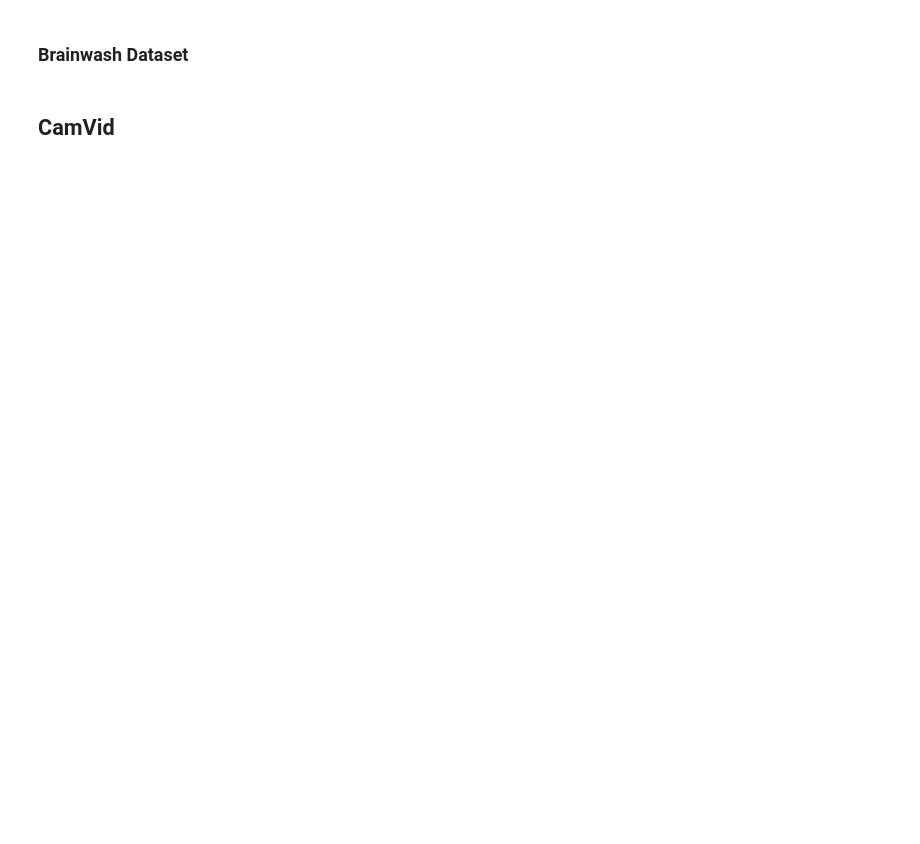
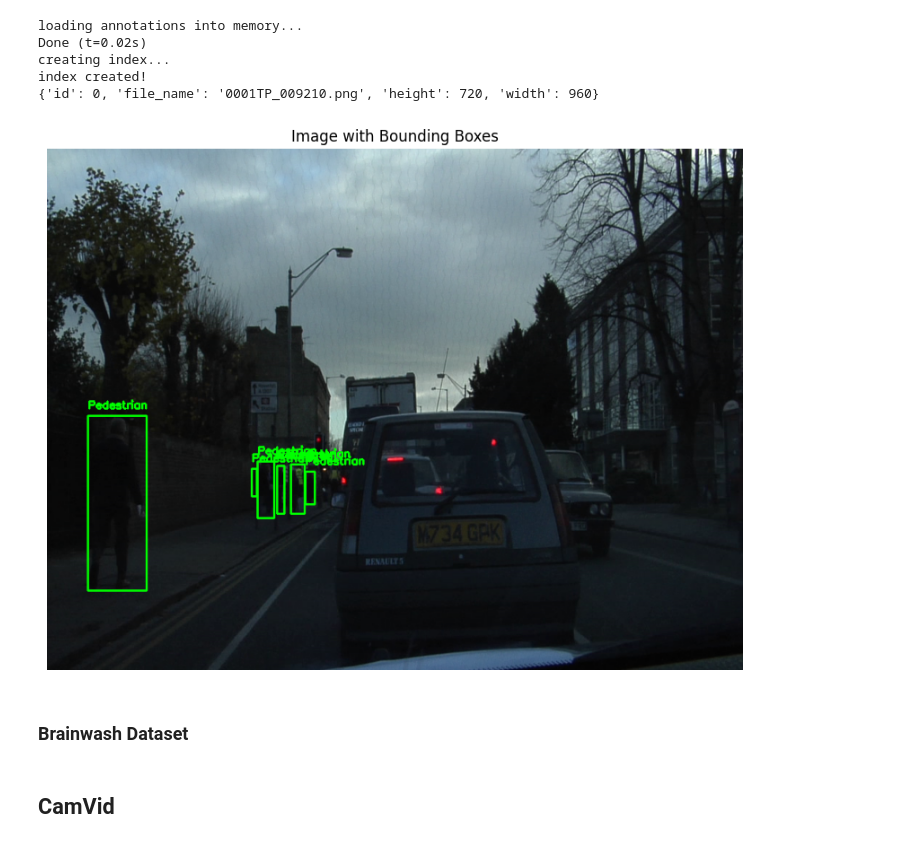
Before and after one commit to HitchedLime/YOLOV, a Jupyter notebook: preprocessing/preproces.ipynb, the cells around one changed output. Drawn from its saved outputs; the diff is of its cells as text; code cells hidden in the pictures; blank space fills up the shorter version.

Commit message:
HT21 done

```diff
--- a/preprocessing/preproces.ipynb
+++ b/preprocessing/preproces.ipynb
@@ -25,6 +26,59 @@ dataset_dir = os.path.join(current_dir, 'dataset')
 
 
 sys.path.insert(0, dataset_dir)
+# %%
+
+
+def plot_coco_bboxes(coco_json_path, image_dir):
+    # Load COCO annotations
+    coco = COCO(coco_json_path)
+
+    # Get the first image
+    img_ids = coco.getImgIds()
+    first_img_id = img_ids[0]
+    first_image_info = coco.loadImgs(first_img_id)[0]
+    print(first_image_info)
+    # Load the image
+    image_path = f"{image_dir}/{first_image_info['file_name']}"
+    image = cv2.imread(image_path)
+    image_rgb = cv2.cvtColor(image, cv2.COLOR_BGR2RGB)
+
+    # Get annotations for the first image
+    ann_ids = coco.getAnnIds(imgIds=first_img_id)
+    annotations = coco.loadAnns(ann_ids)
+
+    # Draw bounding boxes
+    for ann in annotations:
+        if 'bbox' in ann:
+            x, y, width, height = ann['bbox']
+            # Convert to integer
+            x, y, width, height = int(x), int(y), int(width), int(height)
+            # Draw the rectangle
+            cv2.rectangle(image_rgb, (x, y), (x + width, y + height), (0, 255, 0), 2)
+            # Optionally, put the class ID on the image
+            category_id = ann['category_id']
+            category_name = coco.loadCats(category_id)[0]['name']
+            label = f'{category_name}'
+            cv2.putText(image_rgb, label, (x, y - 10), cv2.FONT_HERSHEY_SIMPLEX, 0.5, (0, 255, 0), 2)
+
+    # Plot the image with bounding boxes
+    plt.figure(figsize=(10, 8))
+    plt.imshow(image_rgb)
+    plt.axis('off')  # Turn off axis numbers and ticks
+    plt.title('Image with Bounding Boxes')
+    plt.show()
+
+# Example usage
+coco_json_path = 'dataset\\CamVid\\train.json'  # Replace with your actual COCO JSON path
+image_dir = 'dataset\\CamVid\\train'  # Replace with your actual image directory
+plot_coco_bboxes(coco_json_path, image_dir)
+# %% [output]
+loading annotations into memory...
+Done (t=0.02s)
+creating index...
+index created!
+{'id': 0, 'file_name': '0001TP_009210.png', 'height': 720, 'width': 960}
+[figure, added]
 # %% [markdown]
 ### Brainwash Dataset
 # %%
```
Also changed, not shown: parts of 9 cells of this notebook, 3 other files.
